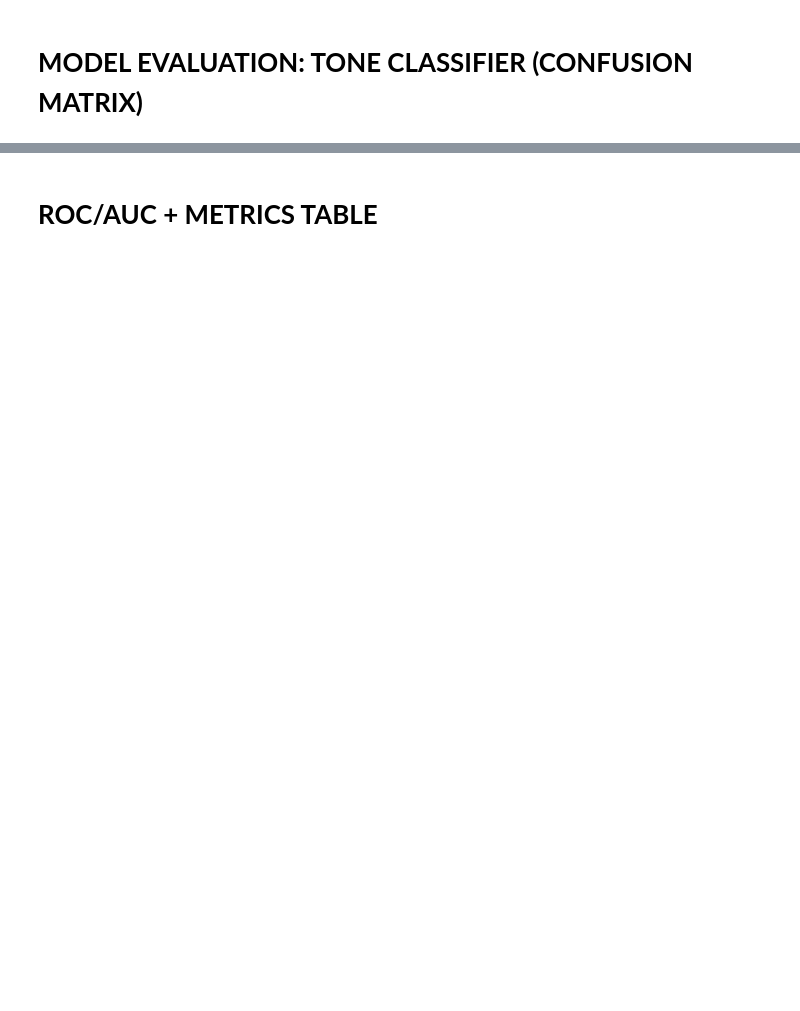
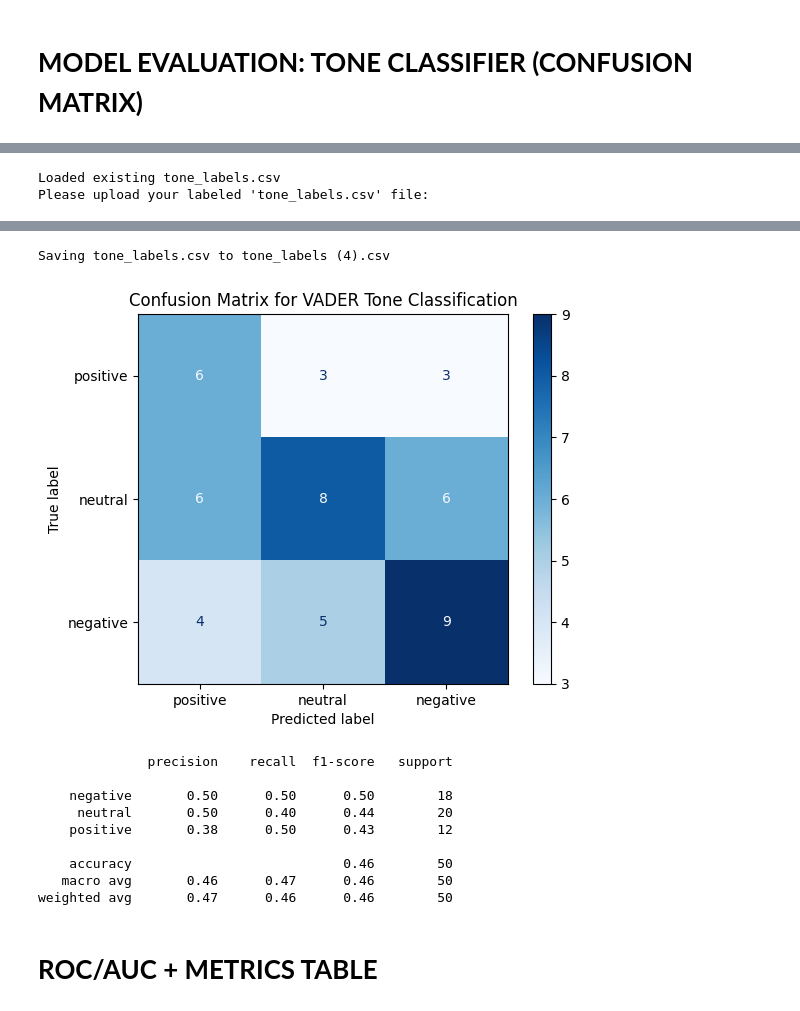
Before and after one commit to shatoya777/coding-interview-university, a Jupyter notebook: AI4ALL_Project.ipynb, the cells around one changed output, grey strips where cells are left out. Cells and saved outputs as stored; diff of their text form; code cells hidden in the pictures; blank space fills up the shorter version.

```diff
--- a/AI4ALL_Project.ipynb
+++ b/AI4ALL_Project.ipynb
@@ -539,0 +517,64 @@ else:
+# %%
+import pandas as pd
+from google.colab import files
+import io
+from sklearn.metrics import confusion_matrix, ConfusionMatrixDisplay, classification_report
+import matplotlib.pyplot as plt
+
+sample_size = 50  # number of movies to label
+
+# Step 1: Check if labeled CSV exists
+try:
+    tone_eval = pd.read_csv("tone_labels.csv")
+    print("Loaded existing tone_labels.csv")
+except FileNotFoundError:
+    # Create sample CSV for manual labeling
+    sample_df = df[['original_title', 'overview', 'tone']].sample(sample_size, random_state=42)
+    sample_df.rename(columns={'tone': 'predicted_tone'}, inplace=True)
+    sample_df['true_tone'] = ""  # empty column for labels
+    sample_df.to_csv("tone_labels.csv", index=False)
+    print(f"Created tone_labels.csv with {sample_size} movies.")
+    print("Please download, fill in the 'true_tone' column (positive/neutral/negative), then upload the file back here.")
+
+    # Trigger file download
+    files.download("tone_labels.csv")
+
+    # Stop execution to let user label
+    raise SystemExit("Label the file and then re-run this cell after uploading.")
+
+# Step 2: Upload labeled CSV
+print("Please upload your labeled 'tone_labels.csv' file:")
+uploaded = files.upload()
+
+# Load uploaded CSV - Get the actual filename from the uploaded dictionary
+uploaded_filename = list(uploaded.keys())[0]
+tone_eval = pd.read_csv(io.BytesIO(uploaded[uploaded_filename]))
+
+
+# Step 3: Verify all labels are filled
+if tone_eval['true_tone'].astype(str).str.strip().eq("").any():
+    print("⚠️ Some 'true_tone' labels are empty. Please fill them all before evaluation.")
+else:
+    # Merge with main df to align predictions with true labels
+    # Use the original 'tone' column from df as the predicted tone for comparison
+    eval_df = df.merge(tone_eval[['original_title', 'true_tone']], on='original_title', how='inner')
+    eval_df = eval_df.rename(columns={'tone': 'predicted_tone'})
+
+
+    y_true = eval_df['true_tone'].str.lower()
+    y_pred = eval_df['predicted_tone'].str.lower()
+
+    labels = ['positive', 'neutral', 'negative']
+
+    # Confusion Matrix
+    cm = confusion_matrix(y_true, y_pred, labels=labels)
+    disp = ConfusionMatrixDisplay(confusion_matrix=cm, display_labels=labels)
+    disp.plot(cmap='Blues')
+    plt.title("Confusion Matrix for VADER Tone Classification")
+    plt.show()
+
+    # Classification Report
+    print(classification_report(y_true, y_pred))
+# %% [output]
+Loaded existing tone_labels.csv
+Please upload your labeled 'tone_labels.csv' file:
@@ -540,3 +582,14 @@ else:
+Saving tone_labels.csv to tone_labels (4).csv
+[figure, added]
+              precision    recall  f1-score   support
+
+    negative       0.50      0.50      0.50        18
+     neutral       0.50      0.40      0.44        20
+    positive       0.38      0.50      0.43        12
+
+    accuracy                           0.46        50
+   macro avg       0.46      0.47      0.46        50
+weighted avg       0.47      0.46      0.46        50
 # %% [markdown]
 # **ROC/AUC + METRICS TABLE**
 # %%
```
Also changed, not shown: parts of 15 cells of this notebook.
